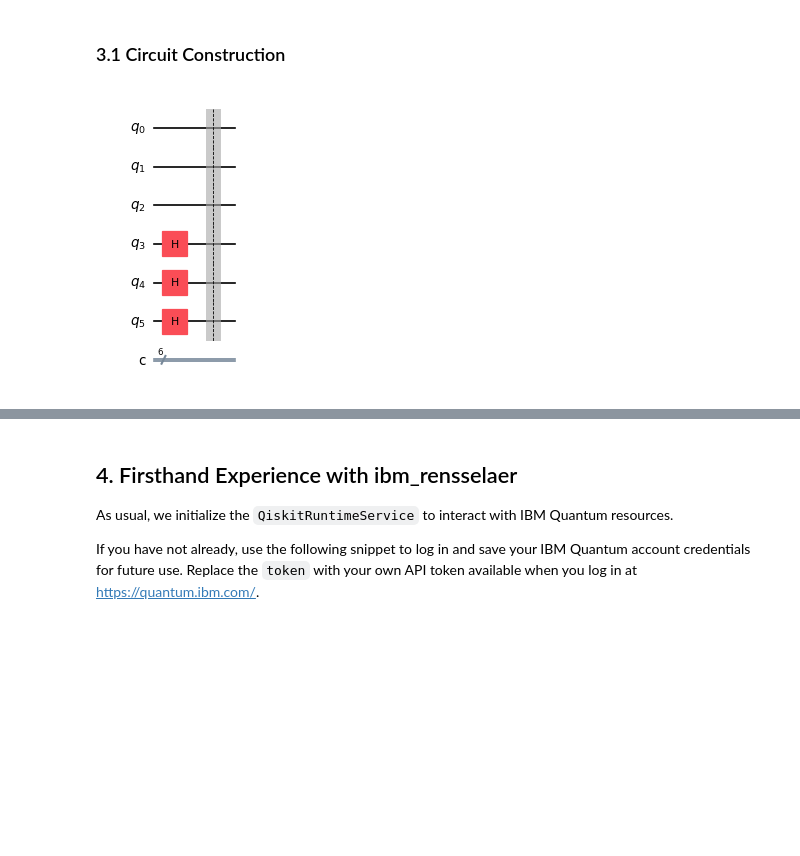
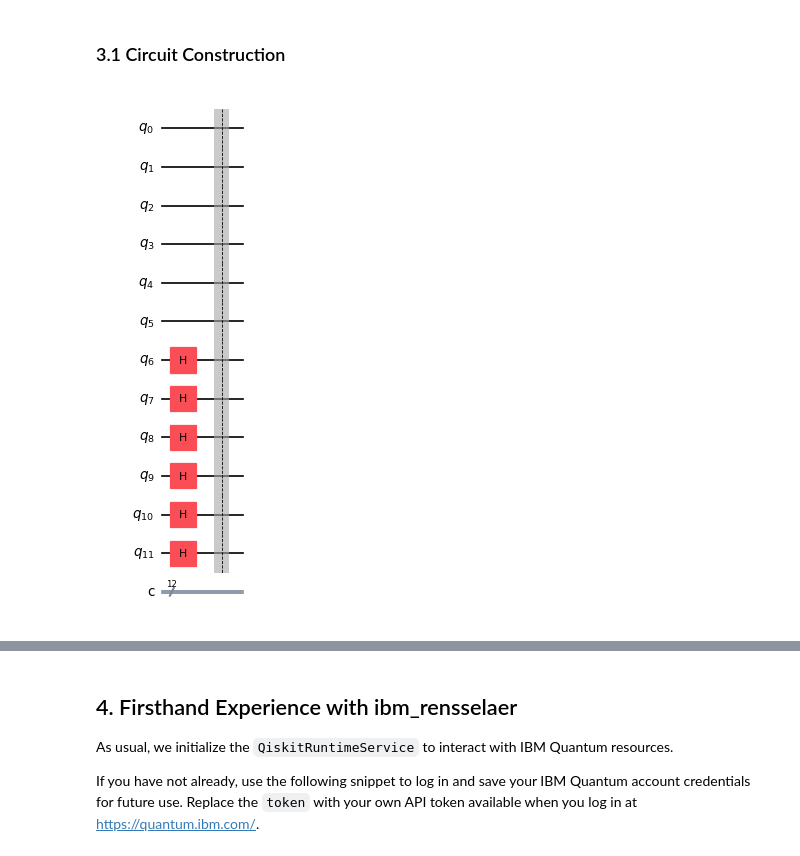
Before and after one commit to YangletLiu/quantum-education-modules, a Jupyter notebook: Modules/Algorithms/Simons/simons.ipynb, the cells around one changed output, grey strips where cells are left out. Cells and saved outputs as stored; diff of their text form; code cells hidden in the pictures; blank space fills up the shorter version.

```diff
--- a/Modules/Algorithms/Simons/simons.ipynb
+++ b/Modules/Algorithms/Simons/simons.ipynb
@@ -111,24 +148,24 @@ print(qiskit.version.get_version_info())
 # %%
 from qiskit import QuantumCircuit
 
 # Preprocessing
 # Select a secret bit string
-s = '110'
+s = '110101'
 
 # Number of qubits to represent s
 num_qubits = num_bits = len(s)
 
 # Create a circuit with num_qubits + ancilla, and num_bits
 qc = QuantumCircuit(2 * num_qubits, 2 * num_bits)
 
 # Apply Hadamards to all input qubits
 qc.h(range(num_qubits, 2 * num_qubits))
 
 qc.barrier()
 
 qc.draw(output="mpl", scale=0.6)
 # %% [output]
-[figure, old version]
+[figure, new version]
 # %%
 # Oracle
 # Reverse s to fit Qiskit's qubit ordering (bottom up 110101 -> top down 101011)
```
Also changed, not shown: parts of 14 cells of this notebook, 9 other files.
